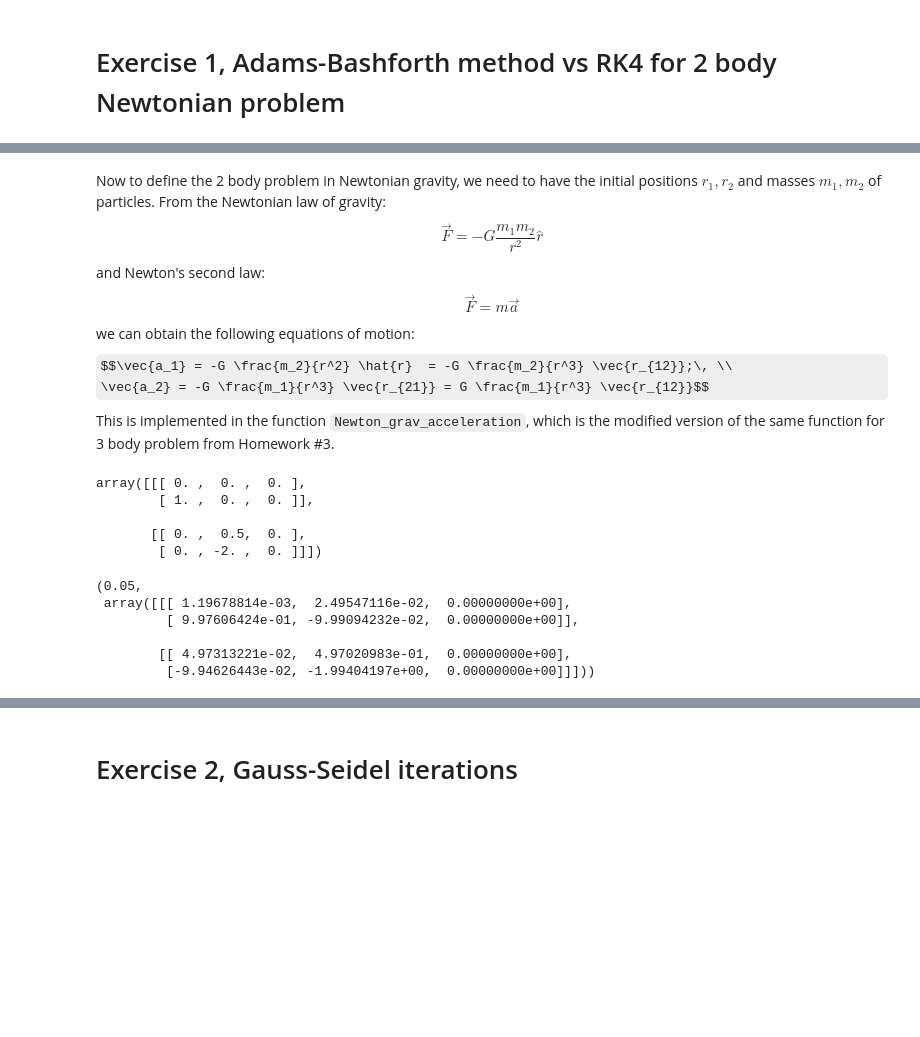
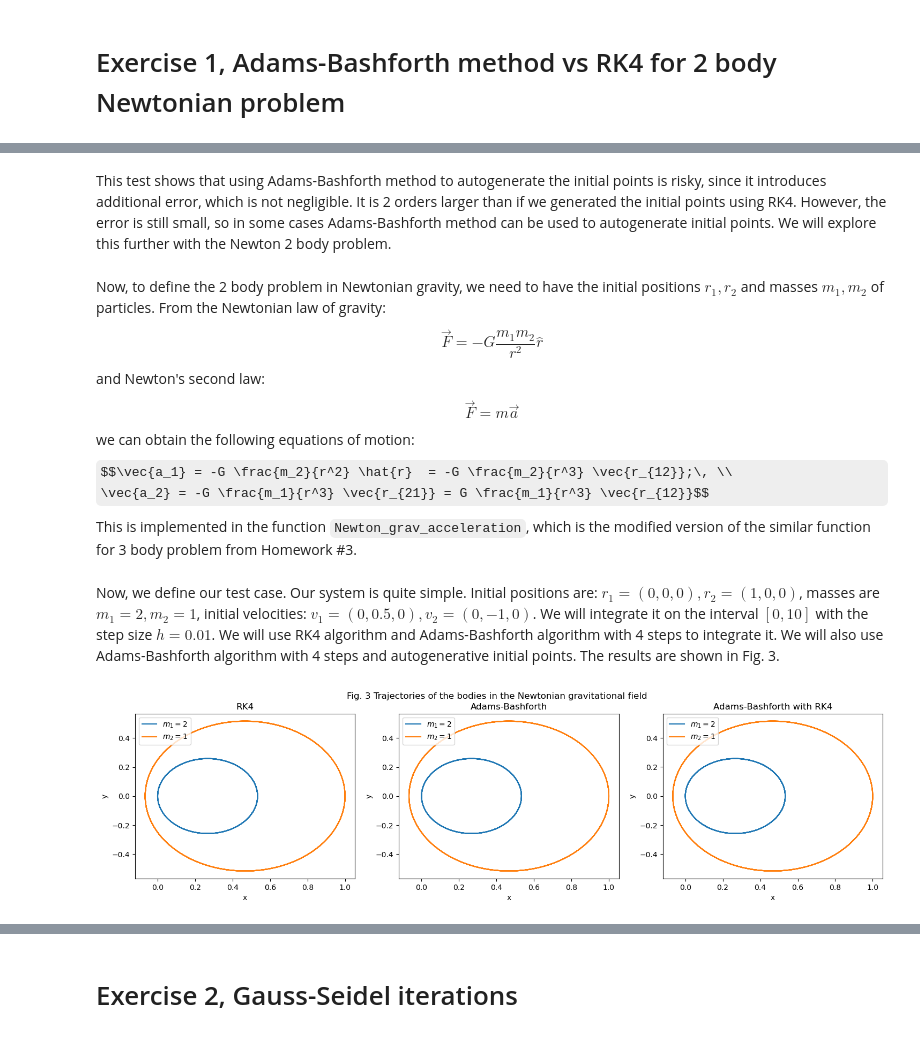
Before and after one commit to askoldvilkha/CompMethods_Astro23, a Jupyter notebook: HW4/hw4_vilkha.ipynb, the cells around one changed output, grey strips where cells are left out. Cells and saved outputs as stored; diff of their text form; code cells hidden in the pictures; some formulas as TeX source; blank space fills up the shorter version.

```diff
--- a/HW4/hw4_vilkha.ipynb
+++ b/HW4/hw4_vilkha.ipynb
@@ -232,6 +304,17 @@ def Adams_Bashforth_autogenerative(func, t_0: float or list, y_0: float or list,
         array of t values. Returned only if `return_grid` is True. Contains the initial values of `t_0` and the resulting value of `t_res`.
     y : array
         array of y values. Returned only if `return_grid` is True. Contains the initial values of `y_0` and the resulting value of `y_res`.
+
+    Raises
+    ------
+    ValueError
+        if `n_steps` is not in range [1, 5].
+    TypeError
+        if `t_0` and `y_0` are not of the same type.
+    ValueError
+        if the length of `t_0` and `y_0` is not equal.
+    ValueError
+        if `autogen` is not 'RK4', 'Adams_Bashforth' or None.
     '''
     if n_steps not in np.arange(1, 6):
         raise ValueError(n_steps, 'number of steps should be in range [1, 5]')
@@ -247,6 +330,8 @@ def Adams_Bashforth_autogenerative(func, t_0: float or list, y_0: float or list,
             raise ValueError(y_0, 'initial value should be a vector of length n_steps')
         t_0 = [t_0]
         y_0 = [y_0]
+    if autogen not in ['RK4', 'Adams_Bashforth', None]:
+        raise ValueError(autogen, 'autogen should be either "RK4", "Adams_Bashforth" or None')
 
     # initialize working arrays
     t = np.zeros(n_steps)
@@ -371,12 +512,14 @@ As we can see, the results are almost identical. The difference is so small that
+# %% [markdown]
+This test shows that using Adams-Bashforth method to autogenerate the initial points is risky, since it introduces additional error, which is not negligible. It is 2 orders larger than if we generated the initial points using RK4. However, the error is still small, so in some cases Adams-Bashforth method can be used to autogenerate initial points. We will explore this further with the Newton 2 body problem.
 # %% [markdown]
-Now to define the 2 body problem in Newtonian gravity, we need to have the initial positions $r_1, r_2$ and masses $m_1, m_2$ of particles. From the Newtonian law of gravity:
+Now, to define the 2 body problem in Newtonian gravity, we need to have the initial positions $r_1, r_2$ and masses $m_1, m_2$ of particles. From the Newtonian law of gravity:
 $$\vec{F} = -G \frac{m_1 m_2}{r^2} \hat{r}$$
 and Newton's second law:
 $$\vec{F} = m \vec{a}$$
 we can obtain the following equations of motion:
 $$\vec{a_1} = -G \frac{m_2}{r^2} \hat{r}  = -G \frac{m_2}{r^3} \vec{r_{12}};\, \\
 \vec{a_2} = -G \frac{m_1}{r^3} \vec{r_{21}} = G \frac{m_1}{r^3} \vec{r_{12}}$$
-This is implemented in the function `Newton_grav_acceleration`, which is the modified version of the same function for 3 body problem from Homework #3.
+This is implemented in the function `Newton_grav_acceleration`, which is the modified version of the similar function for 3 body problem from Homework #3.
 # %%
 def Newton_grav_acceleration(m_array, t: float, r_v_array, G: float = 1):
     '''
@@ -415,6 +558,8 @@ def Newton_grav_acceleration(m_array, t: float, r_v_array, G: float = 1):
     # for simplicity of the integrating algorithm, this function returns the array of velocities and accelerations as the first and second derivatives of the position
     v_a_array = np.array([v_array, a_array])
     return v_a_array
+# %% [markdown]
+Now, we define our test case. Our system is quite simple. Initial positions are: $r_1 = (0, 0, 0), r_2 = (1, 0, 0)$, masses are $m_1 = 2, m_2 = 1$, initial velocities: $v_1 = (0, 0.5, 0), v_2 = (0, -1, 0)$. We will integrate it on the interval $[0, 10]$ with the step size $h = 0.01$. We will use RK4 algorithm and Adams-Bashforth algorithm with 4 steps to integrate it. We will also use Adams-Bashforth algorithm with 4 steps and autogenerative initial points. The results are shown in Fig. 3.
 # %%
 # define the initial values
 r_0 = np.array([[0, 0, 0], [1, 0, 0]])
@@ -422,24 +567,39 @@ v_0 = np.array([[0, .5, 0], [0, -2, 0]])
 r_v_0 = np.array([r_0, v_0])
 m_array = np.array([2, 1])
-# %%
-r_v_0_fix = [r_v_0]
-r_v_0_fix[0]
-# %% [output]
-array([[[ 0. ,  0. ,  0. ],
-        [ 1. ,  0. ,  0. ]],
-
-       [[ 0. ,  0.5,  0. ],
-        [ 0. , -2. ,  0. ]]])
-# %%
-Adams_Bashforth_step(func = Newton_grav_acceleration_iterative, t_0 = t_0, y_0 = y_0, h = 0.01)
-# %% [output]
-(0.05,
- array([[[ 1.19678814e-03,  2.49547116e-02,  0.00000000e+00],
-         [ 9.97606424e-01, -9.99094232e-02,  0.00000000e+00]],
-
-        [[ 4.97313221e-02,  4.97020983e-01,  0.00000000e+00],
-         [-9.94626443e-02, -1.99404197e+00,  0.00000000e+00]]]))
 # %%
 # since m_array is a positional argument, we will provide a modified function with a fixed m_array parameter to the integration algorithm
 Newton_grav_acceleration_iterative = lambda t, r_v: Newton_grav_acceleration(m_array, t, r_v)
-t_array_rk4, r_v_array_rk4 = RK4_iterative(func = Newton_grav_acceleration_iterative, bracket = [0, 100], x_0 = 0, y_0 = r_v_0, h = 0.01)
+t_array_rk4, r_v_array_rk4 = RK4_iterative(func = Newton_grav_acceleration_iterative, bracket = [0, 10], x_0 = 0, y_0 = r_v_0, h = 0.01)
+# %%
+t_array_ab, r_v_array_ab = Adams_Bashforth_iterative(func = Newton_grav_acceleration_iterative, bracket = [0, 10], t_0 = 0, y_0 = r_v_0, h = 0.01, n_steps = 4, autogen = 'Adams_Bashforth', n_in_points = 1)
+t_array_ab_rk4, r_v_array_ab_rk4 = Adams_Bashforth_iterative(func = Newton_grav_acceleration_iterative, bracket = [0, 10], t_0 = 0, y_0 = r_v_0, h = 0.01, n_steps = 4, autogen = 'RK4', n_in_points = 1)
+# %%
+# prepare the data for plotting
+r_array_rk4 = np.transpose(r_v_array_rk4, (1, 2, 3, 0))[0]
+r_array_ab = np.transpose(r_v_array_ab, (1, 2, 3, 0))[0]
+r_array_ab_rk4 = np.transpose(r_v_array_ab_rk4, (1, 2, 3, 0))[0]
+
+# plot the results
+fig, axs = plt.subplots(1, 3, figsize = (18, 4))
+
+axs[0].plot(r_array_rk4[0][0], r_array_rk4[0][1], label = '$m_1 = 2$')
+axs[0].plot(r_array_rk4[1][0], r_array_rk4[1][1], label = '$m_2 = 1$')
+axs[0].set_xlabel('x'); axs[0].set_ylabel('y')
+axs[0].set_title('RK4')
+axs[0].legend()
+
+axs[1].plot(r_array_ab[0][0], r_array_ab[0][1], label = '$m_1 = 2$')
+axs[1].plot(r_array_ab[1][0], r_array_ab[1][1], label = '$m_2 = 1$')
+axs[1].set_xlabel('x'); axs[1].set_ylabel('y')
+axs[1].set_title('Adams-Bashforth')
+axs[1].legend()
+
+axs[2].plot(r_array_ab_rk4[0][0], r_array_ab_rk4[0][1], label = '$m_1 = 2$')
+axs[2].plot(r_array_ab_rk4[1][0], r_array_ab_rk4[1][1], label = '$m_2 = 1$')
+axs[2].set_xlabel('x'); axs[2].set_ylabel('y')
+axs[2].set_title('Adams-Bashforth with RK4')
+axs[2].legend()
+
+fig.suptitle(r'Fig. 3 Trajectories of the bodies in the Newtonian gravitational field');
+# %% [output]
+[figure, added]
```
Also changed, not shown: parts of 25 cells of this notebook.
